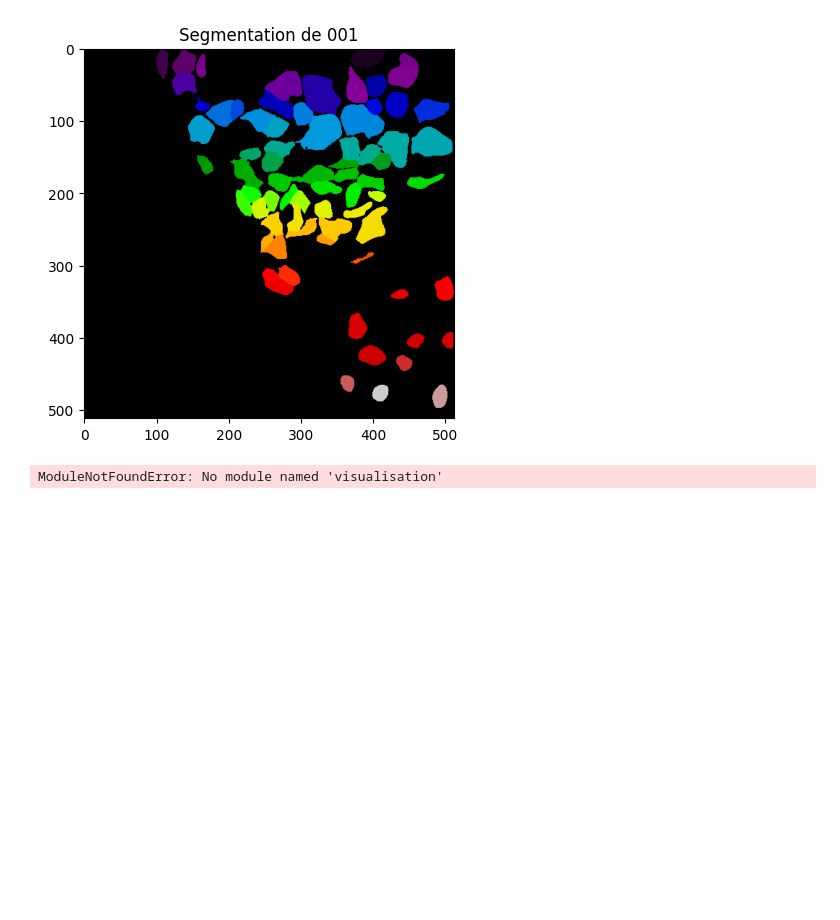
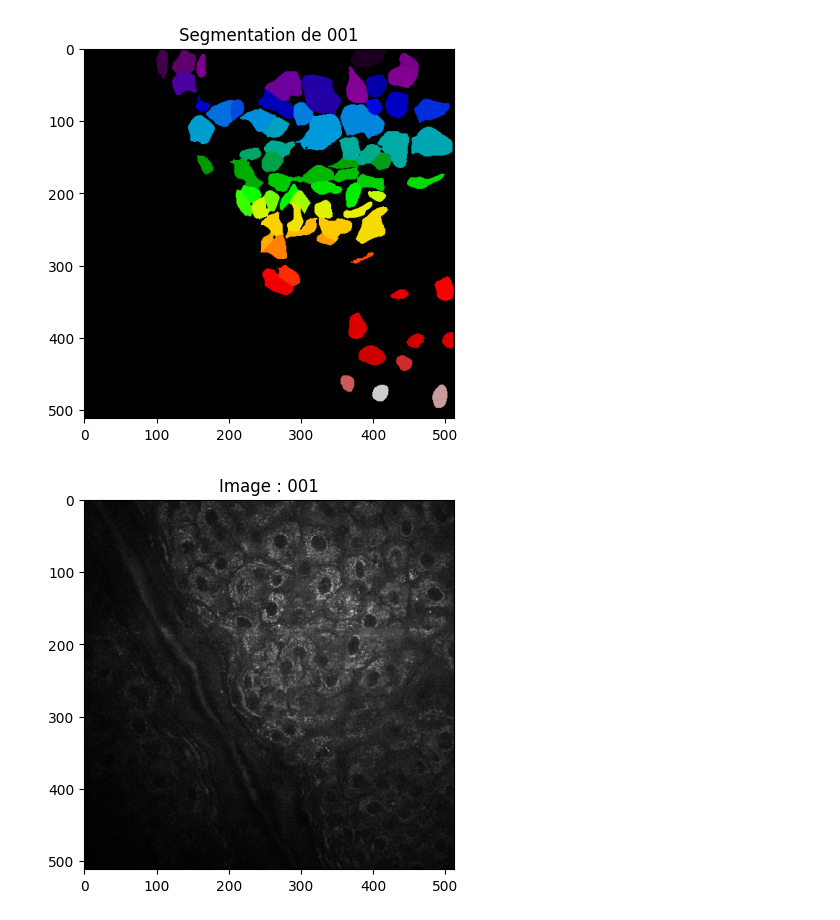
Before and after one commit to GautierGabriel/DIMA, a Jupyter notebook: scripts/cellpose_untrained.ipynb, the cells around one changed output. Drawn from its saved outputs; the diff is of its cells as text; code cells hidden in the pictures; blank space fills up the shorter version.

```diff
--- a/scripts/cellpose_untrained.ipynb
+++ b/scripts/cellpose_untrained.ipynb
@@ -53,6 +56,9 @@ plt.show()
 # %% [output]
 [figure]
 # %%
-from visualisation import CellVisualizer
+import visualisation
+visualizer = visualisation.CellVisualizer()
+
+visualizer.plot(i = "001", mode = 'Image')
 # %% [output]
-ModuleNotFoundError: No module named 'visualisation'
+[figure, added]
```
Also changed, not shown: parts of 4 cells of this notebook, 1 other file.
